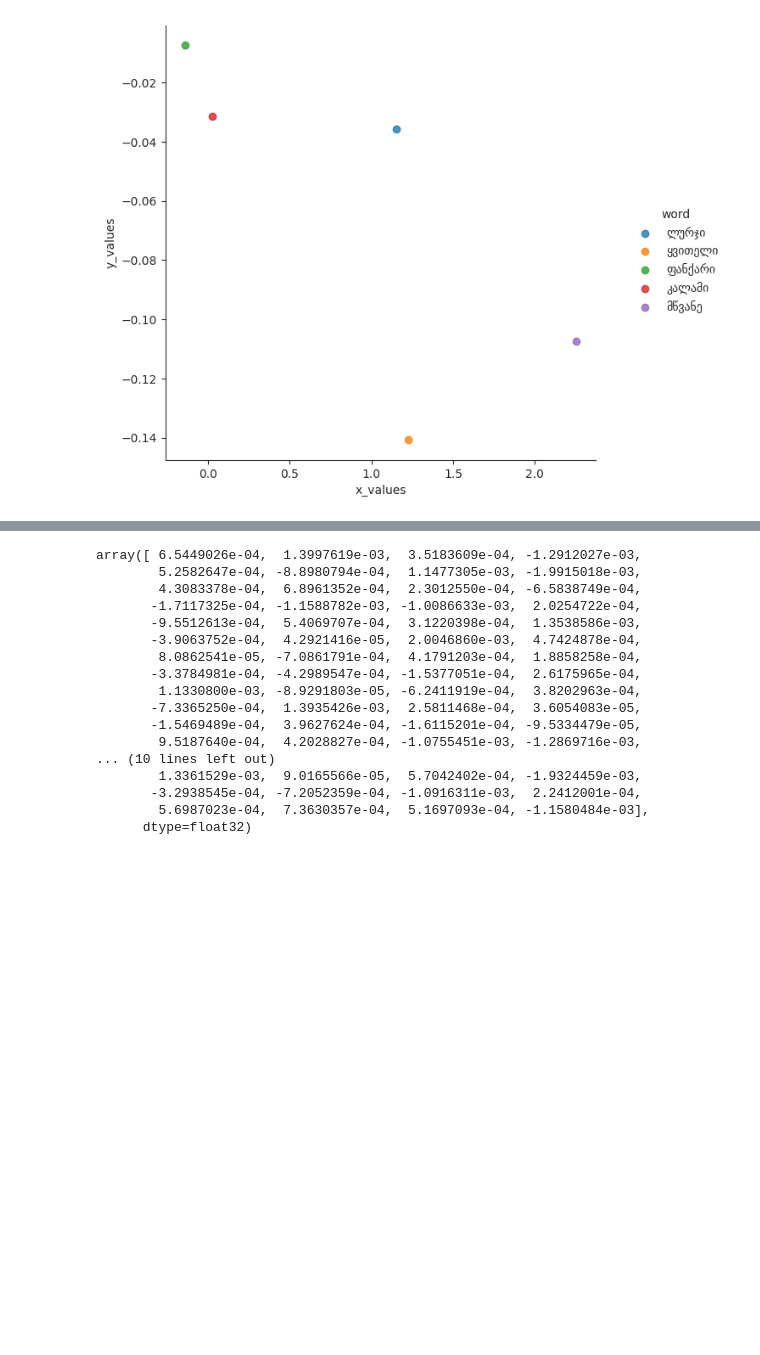
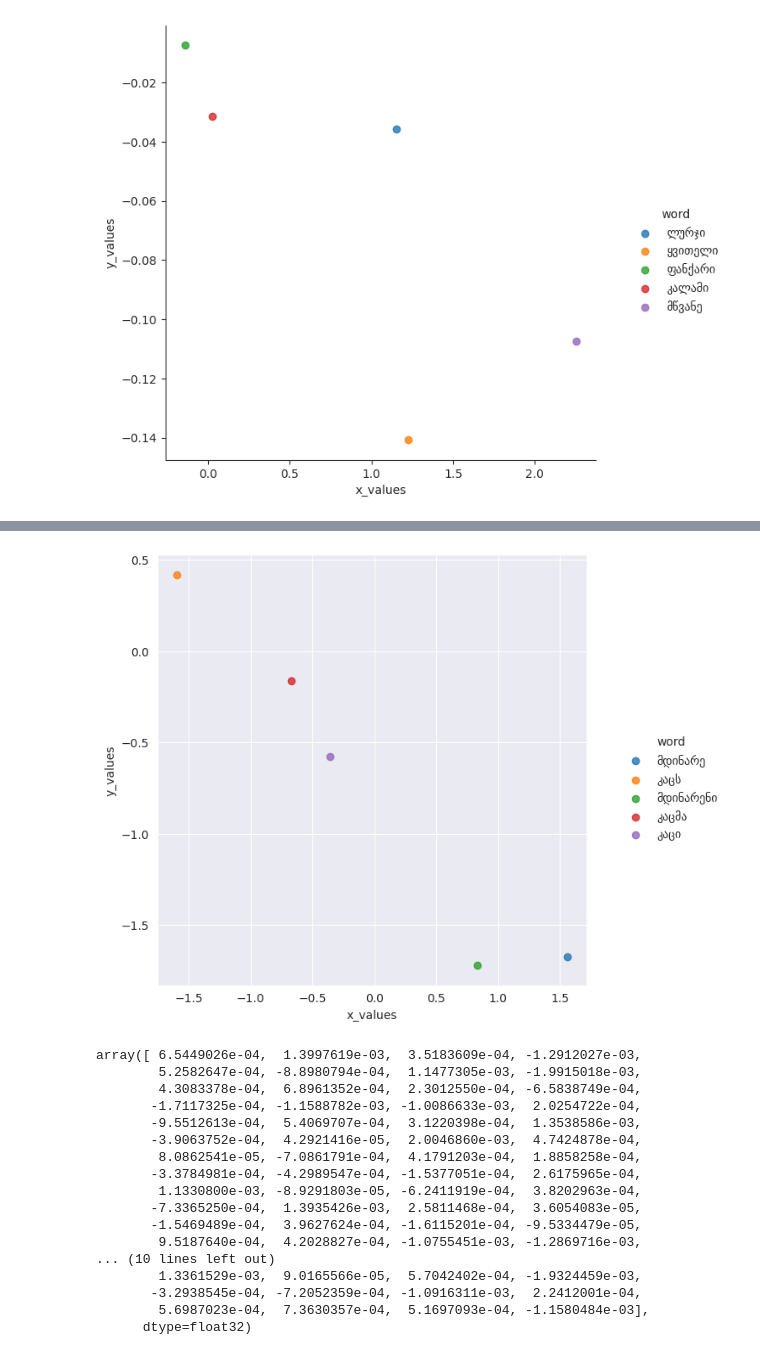
Before and after one commit to akakh18/NLP-Final-Project, a Jupyter notebook: notebooks/play_test.ipynb, the cells around one changed output, grey strips where cells are left out. Cells and saved outputs as stored; diff of their text form; code cells hidden in the pictures; blank space fills up the shorter version.

Commit message:
Add FastText graph

```diff
--- a/notebooks/play_test.ipynb
+++ b/notebooks/play_test.ipynb
@@ -172,9 +172,7 @@ get_graph(pca_data)
 [figure]
 # %%
 fasttext_model = GeorgianFastTextModel()
-fasttext_model.train("../data/data3.txt")
-
-fasttext_model.get_vector("ედუარდ")
+fasttext_model.train("../data/data_115000.txt")
 # %% [output]
 Initializing data
 Model created!
@@ -212,3 +179,11 @@ plt.show()
+# %%
+export_words_list = ["კაცი", "კაცმა", "კაცს", "მდინარე", "მდინარენი"]
+
+pca_data = get_df_from_model(fasttext_model.get_model(), export_words_list)
+# %%
+get_graph(pca_data)
+# %% [output]
+[figure, added]
 # %%
 model = fasttext_model.get_model()
 
```
Also changed, not shown: parts of 4 cells of this notebook.
